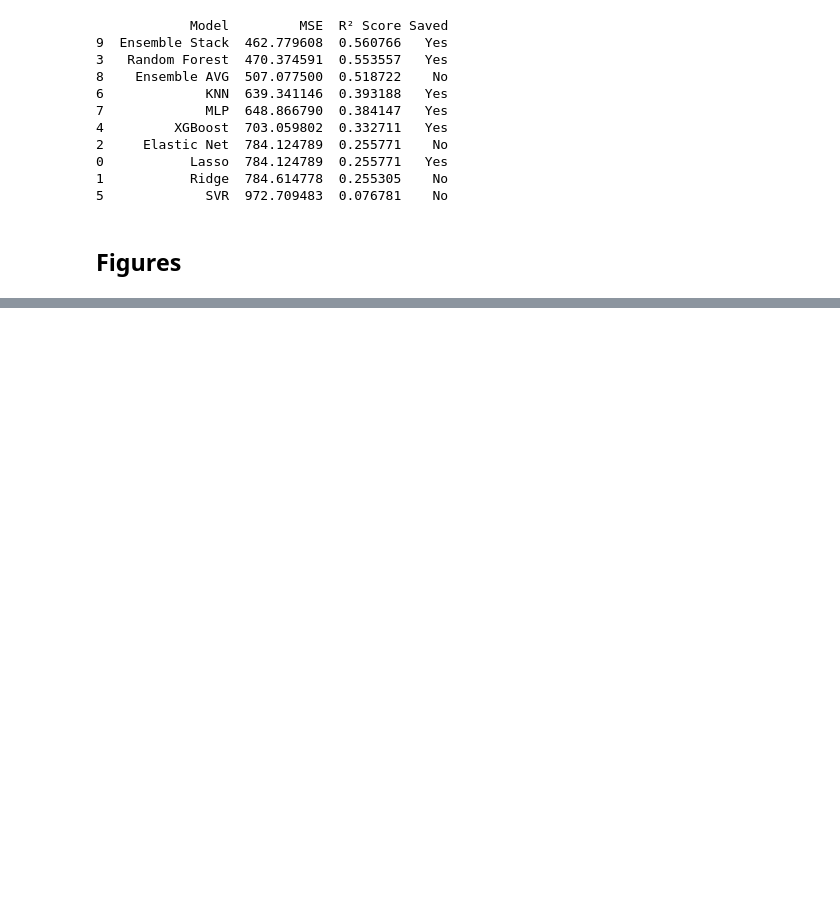
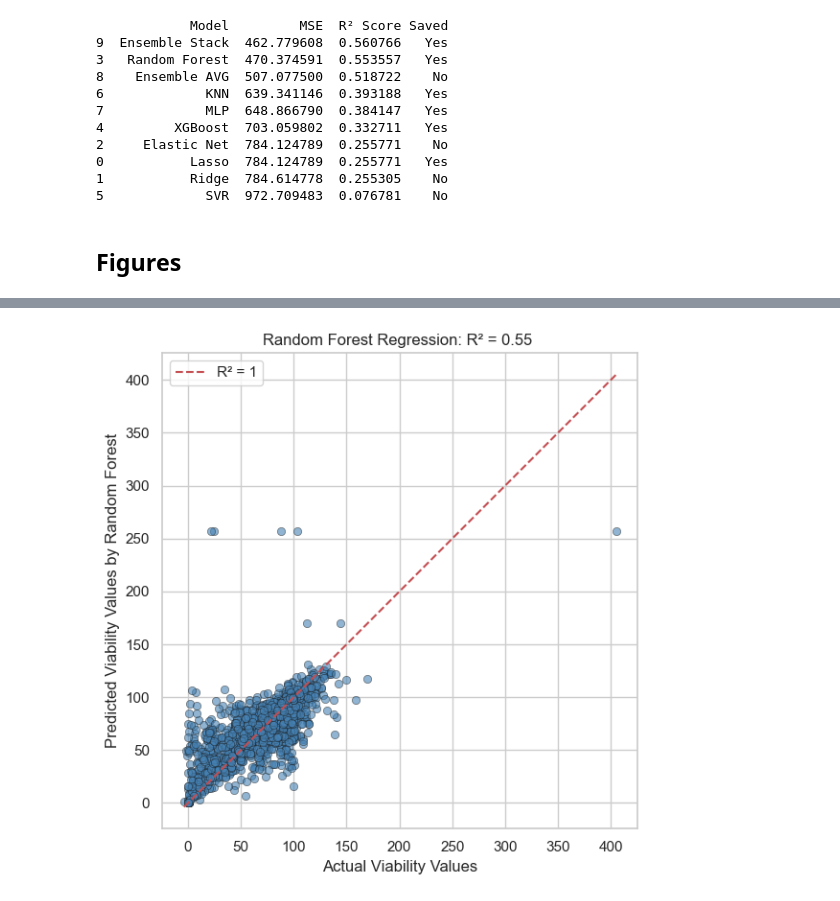
Before and after one commit to siemvo/MSc_ML_Assignment, a Jupyter notebook: !ML_Regression.ipynb, the cells around one changed output, grey strips where cells are left out. Drawn from its saved outputs; the diff is of its cells as text; code cells hidden in the pictures; blank space fills up the shorter version.

```diff
--- a/!ML_Regression.ipynb
+++ b/!ML_Regression.ipynb
@@ -396,15 +398,15 @@ rf = RandomForestRegressor(
 )
 
 rf.fit(X_train_scaled_df, y_train)
-y_pred_rf = rf.predict(X_test_scaled_df)
-joblib.dump(rf, 'random_forest.pkl')
+y_pred_rf_old = rf.predict(X_test_scaled_df)
+#joblib.dump(rf, 'random_forest.pkl')
 
-mse_rf = mean_squared_error(y_test, y_pred_rf)
-r2_rf = r2_score(y_test, y_pred_rf)
+mse_rf_old = mean_squared_error(y_test, y_pred_rf_old)
+r2_rf_old = r2_score(y_test, y_pred_rf_old)
 
 print(f"Random Forest Regression Results")
-print(f"Mean Squared Error (MSE): {mse_rf:.4f}")
-print(f"R^2 Score: {r2_rf:.4f}")
+print(f"Mean Squared Error (MSE): {mse_rf_old:.4f}")
+print(f"R^2 Score: {r2_rf_old:.4f}")
 # %% [output]
 Random Forest Regression Results
 Mean Squared Error (MSE): 471.5396
@@ -623,0 +689,28 @@ Text(0.5, 0, 'R² Score')
+# %%
+# The new RF seems to have less wrong predictions and removed the incorrect ones at 250
+
+# Plot the old RF (without tuning) vs y_test
+import matplotlib.pyplot as plt
+import seaborn as sns
+import numpy as np
+
+# Create scatter plot
+plt.figure(figsize=(8, 6))
+sns.scatterplot(x=y_test, y=y_pred_rf_old, color="steelblue", alpha=0.6, edgecolor='k')
+
+# Plot y = x line for reference
+max_val = max(max(y_test), max(y_pred_rf_old))
+min_val = min(min(y_test), min(y_pred_rf_old))
+plt.plot([min_val, max_val], [min_val, max_val], 'r--', label='R² = 1')
+
+# Labels and title
+plt.xlabel("Actual Viability Values")
+plt.ylabel("Predicted Viability Values by Random Forest")
+plt.title(f"Random Forest Regression: R² = {r2_rf_old:.2f} ")
+plt.legend()
+# Set 1:1 aspect ratio
+plt.gca().set_aspect('equal', adjustable='box')
+plt.tight_layout()
+plt.show()
+# %% [output]
+[figure, added]
```
Also changed, not shown: parts of 11 cells of this notebook.
